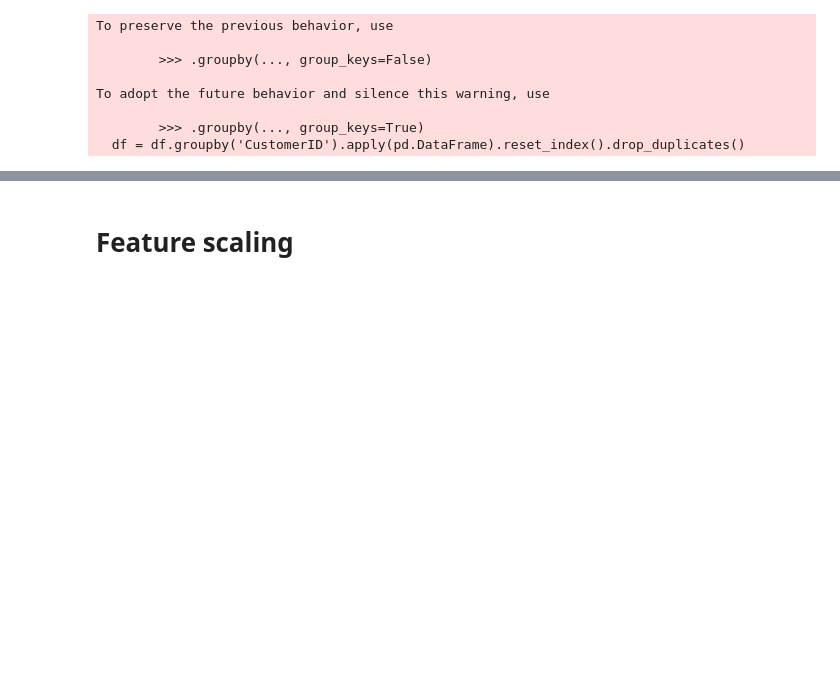
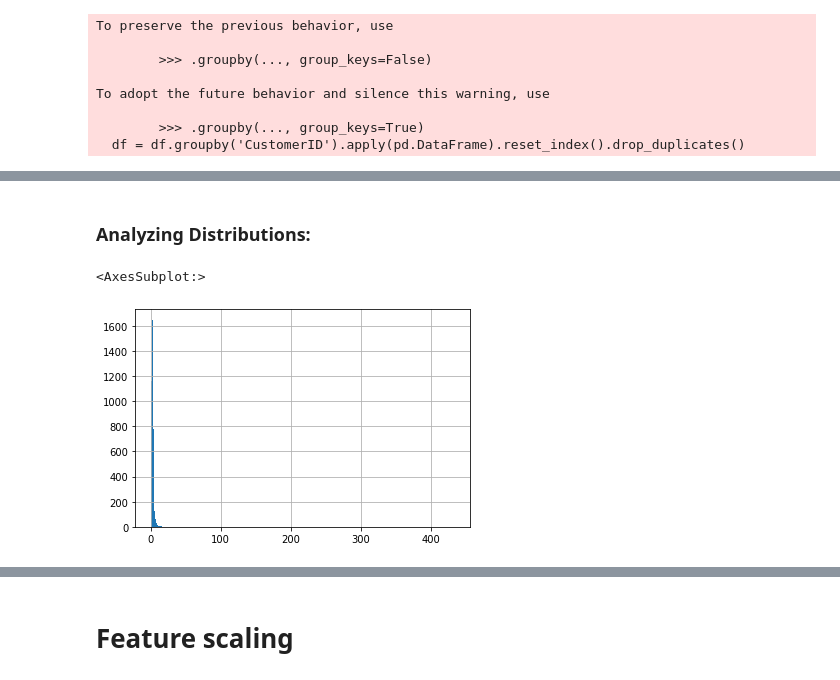
Before and after one commit to NehuenVill/Customer-Segmentation-with-Machine-Learning, a Jupyter notebook: 01_exploration.ipynb, the cells around one changed output, grey strips where cells are left out. Drawn from its saved outputs; the diff is of its cells as text; code cells hidden in the pictures; blank space fills up the shorter version.

```diff
--- a/01_exploration.ipynb
+++ b/01_exploration.ipynb
@@ -181,4 +181,4 @@ To adopt the future behavior and silence this warning, use
   df = df.groupby('CustomerID').apply(pd.DataFrame).reset_index().drop_duplicates()
 # %%
 df.drop(columns=["index"], inplace=True)
-df.drop_duplicates()
+df.drop_duplicates(inplace=True)
@@ -198,0 +220,7 @@ df.drop_duplicates()
+# %% [markdown]
+### Analyzing Distributions:
+# %%
+df['average_purchase_quantity'].hist(bins=400)
+# %% [output]
+<AxesSubplot:>
+[figure, added]
```
Also changed, not shown: parts of 15 cells of this notebook.
